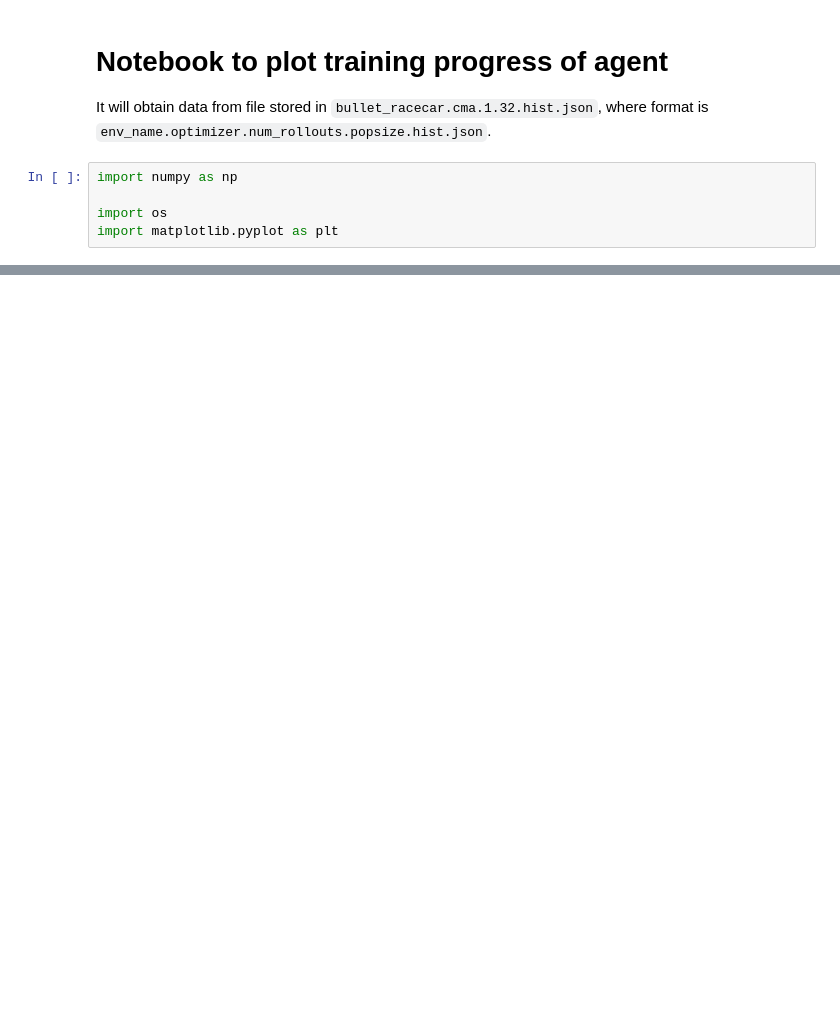
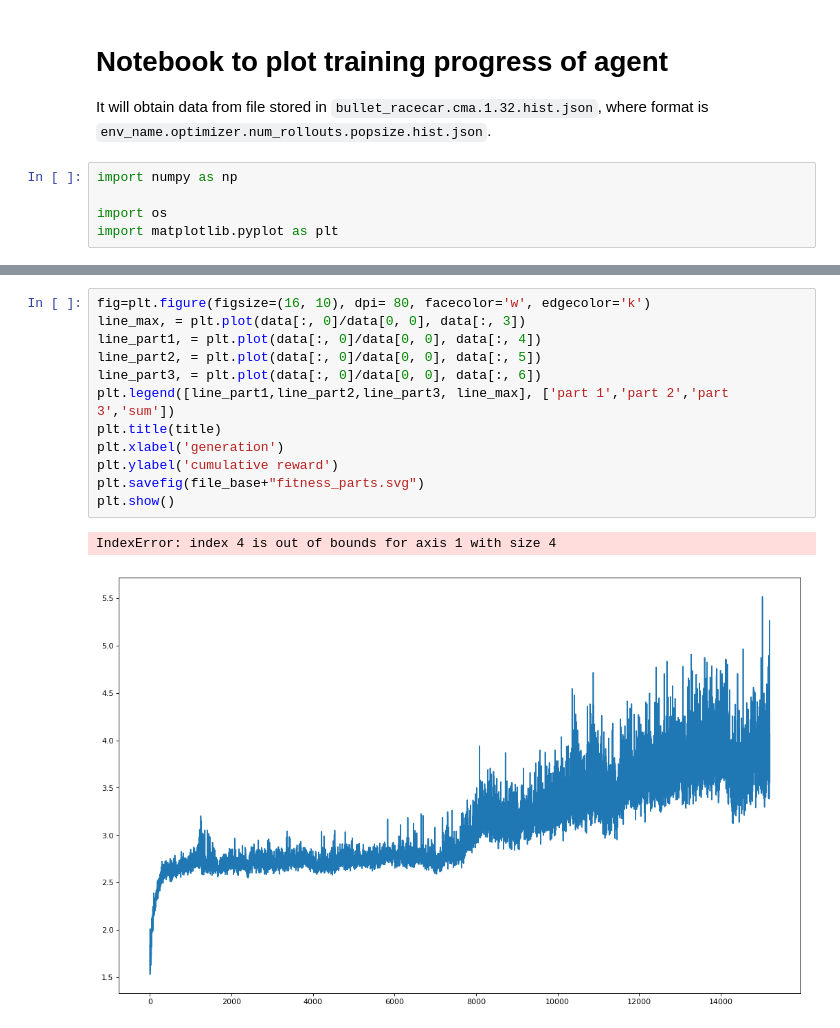
Before and after one commit to Lupasic/strirus_gym_mujoco_simulation, a Jupyter notebook: scripts/plot.ipynb, the cells around one changed output, grey strips where cells are left out. Saved outputs shown, nothing was run; the diff lists cells and outputs as text; blank space fills up the shorter version.

```diff
--- a/scripts/plot.ipynb
+++ b/scripts/plot.ipynb
@@ -39,0 +47,15 @@ plt.show()
+# %%
+fig=plt.figure(figsize=(16, 10), dpi= 80, facecolor='w', edgecolor='k')
+line_max, = plt.plot(data[:, 0]/data[0, 0], data[:, 3])
+line_part1, = plt.plot(data[:, 0]/data[0, 0], data[:, 4])
+line_part2, = plt.plot(data[:, 0]/data[0, 0], data[:, 5])
+line_part3, = plt.plot(data[:, 0]/data[0, 0], data[:, 6])
+plt.legend([line_part1,line_part2,line_part3, line_max], ['part 1','part 2','part 3','sum'])
+plt.title(title)
+plt.xlabel('generation')
+plt.ylabel('cumulative reward')
+plt.savefig(file_base+"fitness_parts.svg")
+plt.show()
+# %% [output]
+IndexError: index 4 is out of bounds for axis 1 with size 4
+[figure, added]
```
Also changed, not shown: parts of 6 cells of this notebook, 17 other files.
